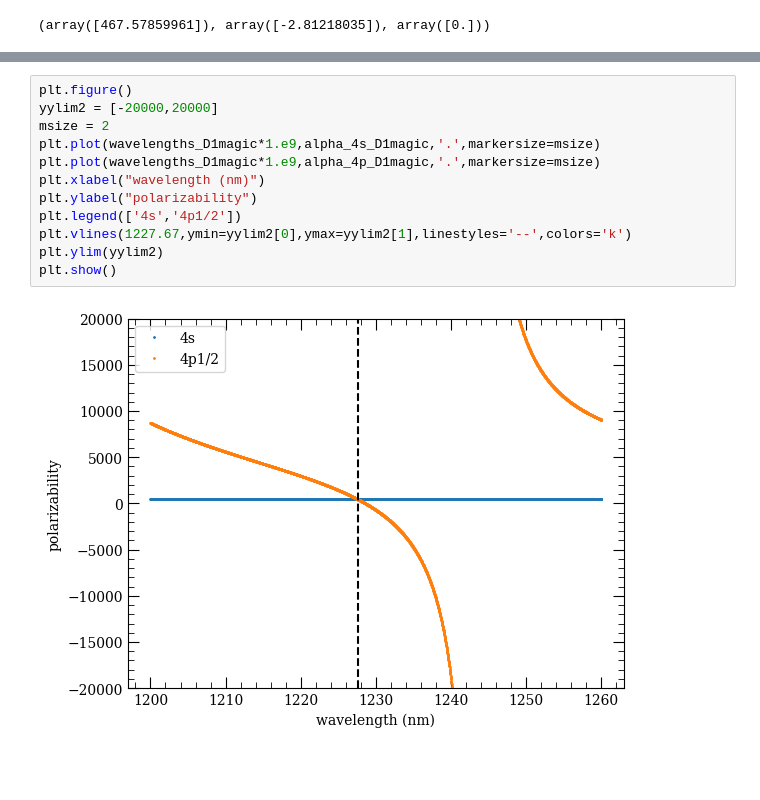
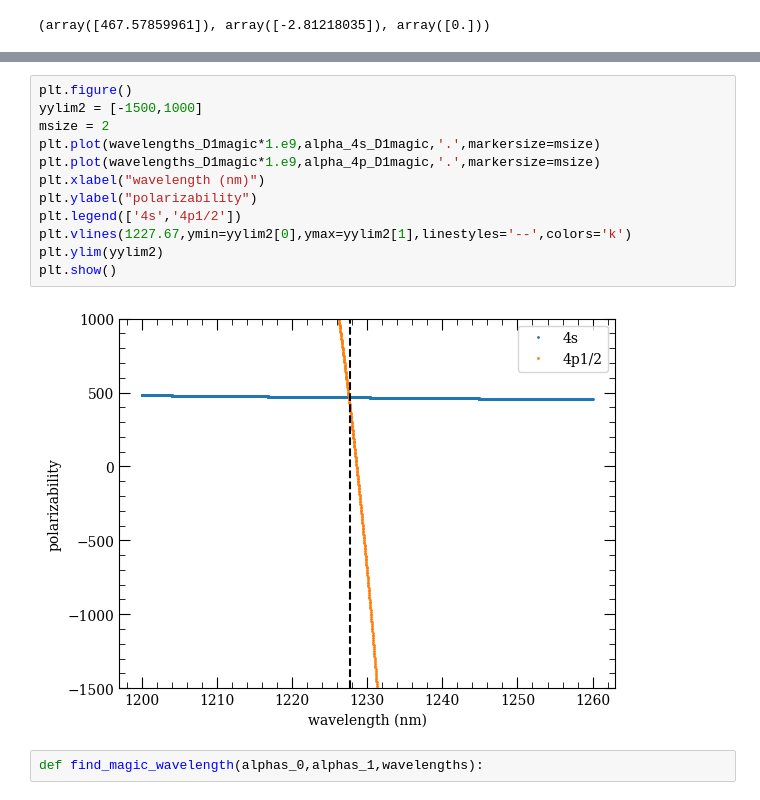
Before and after one commit to ucsb-amo/k-amo, a Jupyter notebook: kamo/light_shift/master_file.ipynb, the cells around one changed output, grey strips where cells are left out. Cells and saved outputs as stored; diff of their text form; blank space fills up the shorter version.

```diff
--- a/kamo/light_shift/master_file.ipynb
+++ b/kamo/light_shift/master_file.ipynb
@@ -60,14 +64,16 @@ print(time.time() - t0)
 # %%
 plt.figure()
-yylim2 = [-20000,20000]
+yylim2 = [-1500,1000]
 msize = 2
 plt.plot(wavelengths_D1magic*1.e9,alpha_4s_D1magic,'.',markersize=msize)
 plt.plot(wavelengths_D1magic*1.e9,alpha_4p_D1magic,'.',markersize=msize)
 plt.xlabel("wavelength (nm)")
 plt.ylabel("polarizability")
 plt.legend(['4s','4p1/2'])
 plt.vlines(1227.67,ymin=yylim2[0],ymax=yylim2[1],linestyles='--',colors='k')
 plt.ylim(yylim2)
 plt.show()
 # %% [output]
-[figure, old version]
+[figure, new version]
+# %%
+def find_magic_wavelength(alphas_0,alphas_1,wavelengths):
```
Also changed, not shown: parts of 4 cells of this notebook.
